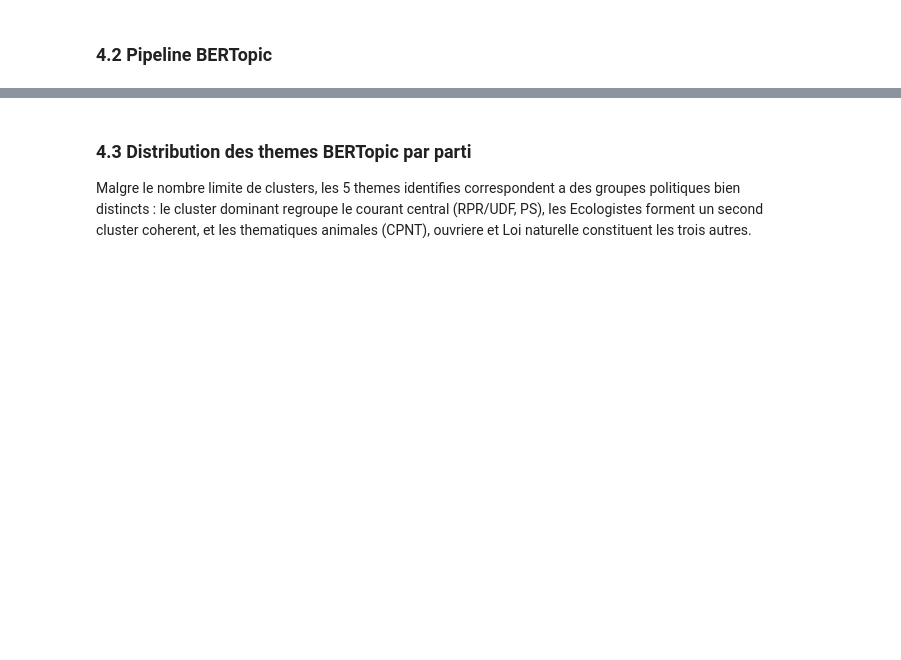
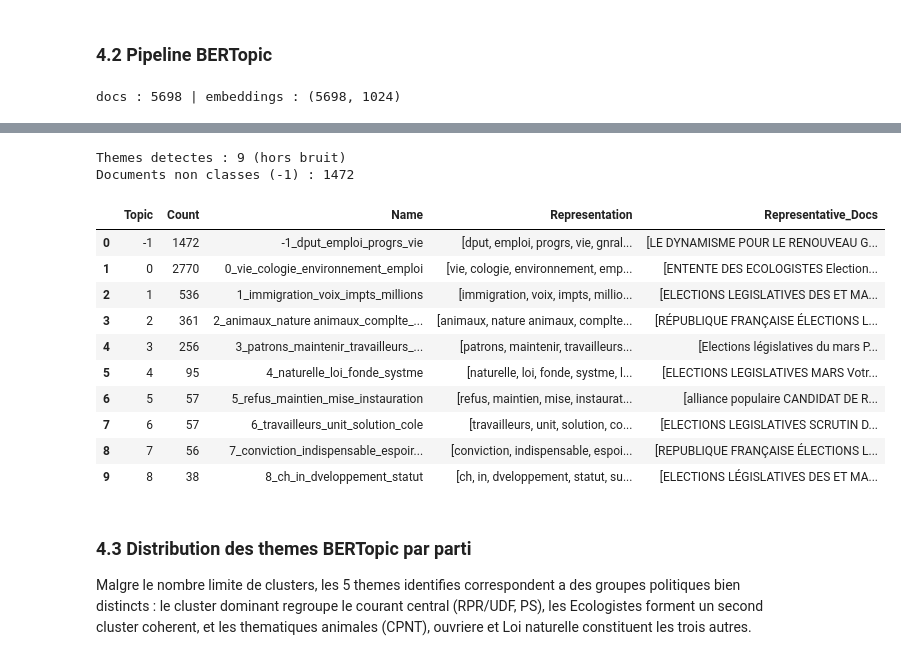
Before and after one commit to josiepierr/MLP-for-NLP-Gender-Classification, a Jupyter notebook: notebooks/02_topic_modeling.ipynb, the cells around one changed output, grey strips where cells are left out. Saved outputs shown, nothing was run; the diff lists cells and outputs as text; code cells hidden in the pictures; blank space fills up the shorter version.

```diff
--- a/notebooks/02_topic_modeling.ipynb
+++ b/notebooks/02_topic_modeling.ipynb
@@ -613,3 +726,19 @@ if not EMB_FILE.exists():
+# %%
+import unicodedata
+import numpy as np
+
+# Recharger docs et embeddings sans recalculer
+docs_emb     = df['clean_text_embeddings'].tolist()
+docs_emb_nfc = [unicodedata.normalize("NFC", doc) for doc in docs_emb]
+embeddings   = np.load(PROC_DIR / 'embeddings_1993.npy')
+
+# Aligner si nécessaire
+if embeddings.shape[0] != len(docs_emb_nfc):
+    embeddings = embeddings[df.index]
+
+print(f'docs : {len(docs_emb_nfc)} | embeddings : {embeddings.shape}')
+# %% [output]
+docs : 5698 | embeddings : (5698, 1024)
 # %%
 nlp = spacy.load('fr_core_news_md')
 stop_words_fr = list(nlp.Defaults.stop_words) + list(EXTRA_STOPS)
@@ -621,8 +750,7 @@ vectorizer_bt = CVbert(
     stop_words=stop_words_fr,
     ngram_range=(1, 2),
     min_df=5,
-    max_df=0.70,
-    token_pattern=r"(?u)\b[a-záàâéèêëîïôùûüçœæ]{4,}\b"
+    max_df=0.70
 )
 
 # embedding_model=None car les embeddings sont déjà calculés et passés directement
@@ -646,3 +774,4 @@ topic_info = topic_model.get_topic_info()
 print(f'Themes detectes : {len(topic_info)-1} (hors bruit)')
 print(f'Documents non classes (-1) : {(np.array(topics)==-1).sum()}')
 topic_info
+# %% [output]
@@ -648,0 +788,13 @@ topic_info
+Themes detectes : 9 (hors bruit)
+Documents non classes (-1) : 1472
+|  | Topic | Count | Name | Representation | Representative_Docs |
+| 0 | -1 | 1472 | -1_dput_emploi_progrs_vie | [dput, emploi, progrs, vie, gnral... | [LE DYNAMISME POUR LE RENOUVEAU G... |
+| 1 | 0 | 2770 | 0_vie_cologie_environnement_emploi | [vie, cologie, environnement, emp... | [ENTENTE DES ECOLOGISTES Election... |
+| 2 | 1 | 536 | 1_immigration_voix_impts_millions | [immigration, voix, impts, millio... | [ELECTIONS LEGISLATIVES DES ET MA... |
+| 3 | 2 | 361 | 2_animaux_nature animaux_complte_... | [animaux, nature animaux, complte... | [RÉPUBLIQUE FRANÇAISE ÉLECTIONS L... |
+| 4 | 3 | 256 | 3_patrons_maintenir_travailleurs_... | [patrons, maintenir, travailleurs... | [Elections législatives du mars P... |
+| 5 | 4 | 95 | 4_naturelle_loi_fonde_systme | [naturelle, loi, fonde, systme, l... | [ELECTIONS LEGISLATIVES MARS Votr... |
+| 6 | 5 | 57 | 5_refus_maintien_mise_instauration | [refus, maintien, mise, instaurat... | [alliance populaire CANDIDAT DE R... |
+| 7 | 6 | 57 | 6_travailleurs_unit_solution_cole | [travailleurs, unit, solution, co... | [ELECTIONS LEGISLATIVES SCRUTIN D... |
+| 8 | 7 | 56 | 7_conviction_indispensable_espoir... | [conviction, indispensable, espoi... | [REPUBLIQUE FRANÇAISE ÉLECTIONS L... |
+| 9 | 8 | 38 | 8_ch_in_dveloppement_statut | [ch, in, dveloppement, statut, su... | [ELECTIONS LÉGISLATIVES DES ET MA... |
```
Also changed, not shown: parts of 6 cells of this notebook, 3 other files.
